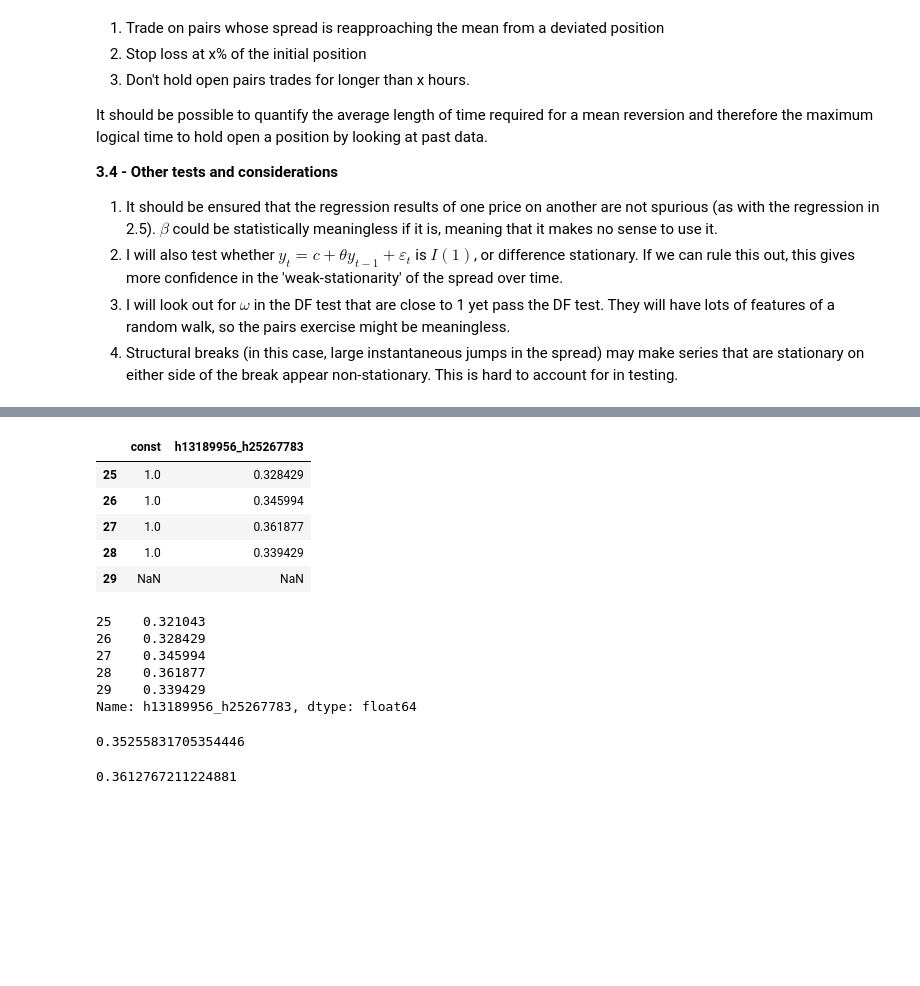
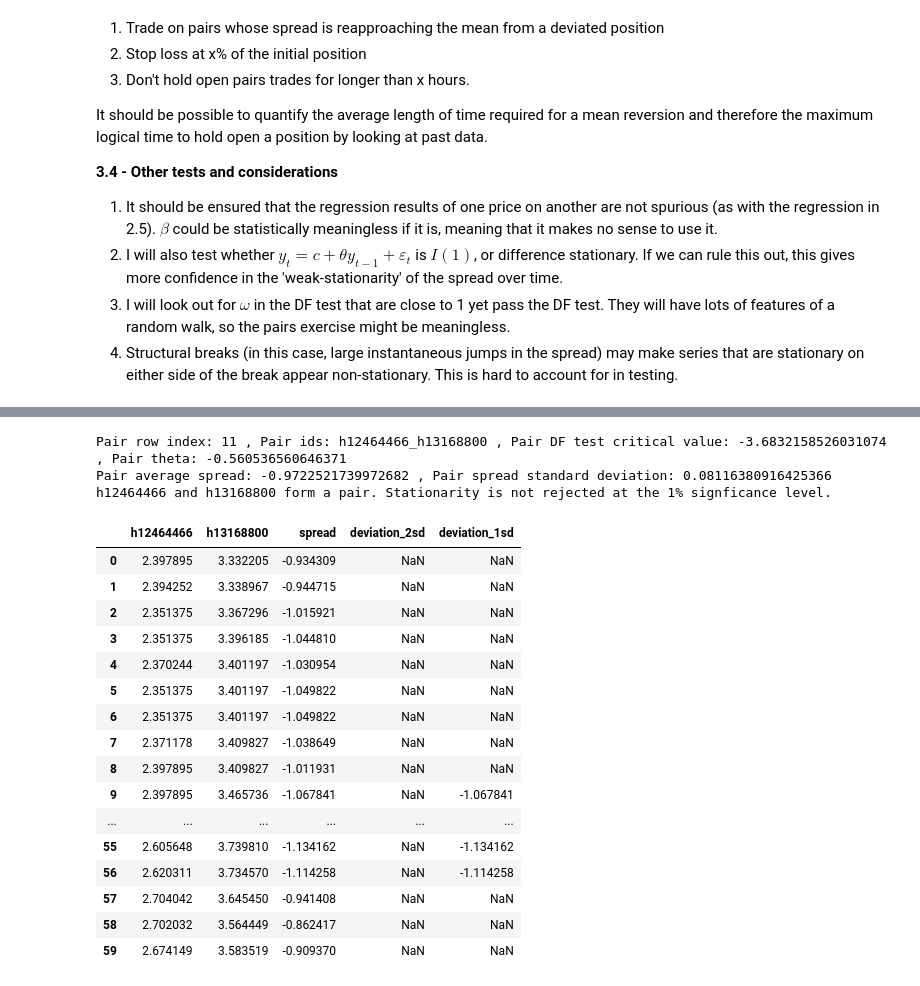
Before and after one commit to tbardrick/betfair_project, a Jupyter notebook: notebooks/historic_data_strategies/strategies/2_price_comovement.ipynb, the cells around one changed output, grey strips where cells are left out. Saved outputs shown, nothing was run; the diff lists cells and outputs as text; code cells hidden in the pictures; blank space fills up the shorter version.

```diff
--- a/notebooks/historic_data_strategies/strategies/2_price_comovement.ipynb
+++ b/notebooks/historic_data_strategies/strategies/2_price_comovement.ipynb
@@ -702,26 +658,50 @@ Name: h13189956_h25267783, dtype: float64
-# %%
-dickey_fuller_df[['const', 'h13189956_h25267783']].shift(-1).tail()
-# %% [output]
-|  | const | h13189956_h25267783 |
-| 25 | 1.0 | 0.328429 |
-| 26 | 1.0 | 0.345994 |
-| 27 | 1.0 | 0.361877 |
-| 28 | 1.0 | 0.339429 |
-| 29 | NaN | NaN |
-# %%
-dickey_fuller_df['h13189956_h25267783'].tail()
-# %% [output]
-25    0.321043
-26    0.328429
-27    0.345994
-28    0.361877
-29    0.339429
-Name: h13189956_h25267783, dtype: float64
-# %%
-dickey_fuller_df['h13189956_h25267783'][0]
-# %% [output]
-0.35255831705354446
-# %%
-dickey_fuller_df['h13189956_h25267783'][1]
-# %% [output]
-0.3612767211224881
+# %%
+pair_index = dickey_fuller_results_df['critical_value'].idxmin()
+pair_cv = dickey_fuller_results_df['critical_value'].min()
+pair_ids = dickey_fuller_results_df['pair'].loc[pair_index]
+pair_coef = dickey_fuller_results_df['coef'].loc[pair_index]
+
+horse_a = pair_ids.split("_", 1)[0]
+horse_b = pair_ids.split("_", 1)[1]
+pair_df = np.log(bp_t_df[[horse_a, horse_b]])
+pair_df['spread'] = pair_df[horse_a] - pair_df[horse_b]
+
+pair_spread_sd = np.std(pair_df['spread'], ddof = 1)
+pair_spread_mean = pair_df['spread'].mean()
+
+pair_df['deviation_2sd'] = pair_df['spread'].where(abs(pair_df['spread']) - abs(pair_spread_mean) > 2 * pair_spread_sd)
+pair_df['deviation_1sd'] = pair_df['spread'].where(abs(pair_df['spread']) - abs(pair_spread_mean) > pair_spread_sd)
+
+print("Pair row index: " + str(pair_index), ", Pair ids: " + str(pair_ids), ", Pair DF test critical value: " + str(pair_cv), ", Pair theta: " + str(pair_coef))
+print("Pair average spread: " + str(pair_spread_mean), ", Pair spread standard deviation: " + str(pair_spread_sd))
+
+if pair_cv < - 3.58:
+    print(f"{horse_a} and {horse_b} form a pair. Stationarity is not rejected at the 1% signficance level.")
+elif pair_cv < - 2.93:
+    print(f"{horse_a} and {horse_b} form a pair. Stationarity is not rejected at the 5% signficance level.")
+else:
+    print("No pair found")
+# %% [output]
+Pair row index: 11 , Pair ids: h12464466_h13168800 , Pair DF test critical value: -3.6832158526031074 , Pair theta: -0.560536560646371
+Pair average spread: -0.9722521739972682 , Pair spread standard deviation: 0.08116380916425366
+h12464466 and h13168800 form a pair. Stationarity is not rejected at the 1% signficance level.
+# %%
+pair_df
+# %% [output]
+|  | h12464466 | h13168800 | spread | deviation_2sd | deviation_1sd |
+| 0 | 2.397895 | 3.332205 | -0.934309 | NaN | NaN |
+| 1 | 2.394252 | 3.338967 | -0.944715 | NaN | NaN |
+| 2 | 2.351375 | 3.367296 | -1.015921 | NaN | NaN |
+| 3 | 2.351375 | 3.396185 | -1.044810 | NaN | NaN |
+| 4 | 2.370244 | 3.401197 | -1.030954 | NaN | NaN |
+| 5 | 2.351375 | 3.401197 | -1.049822 | NaN | NaN |
+| 6 | 2.351375 | 3.401197 | -1.049822 | NaN | NaN |
+| 7 | 2.371178 | 3.409827 | -1.038649 | NaN | NaN |
+| 8 | 2.397895 | 3.409827 | -1.011931 | NaN | NaN |
+| 9 | 2.397895 | 3.465736 | -1.067841 | NaN | -1.067841 |
+| ... | ... | ... | ... | ... | ... |
+| 55 | 2.605648 | 3.739810 | -1.134162 | NaN | -1.134162 |
+| 56 | 2.620311 | 3.734570 | -1.114258 | NaN | -1.114258 |
+| 57 | 2.704042 | 3.645450 | -0.941408 | NaN | NaN |
+| 58 | 2.702032 | 3.564449 | -0.862417 | NaN | NaN |
+| 59 | 2.674149 | 3.583519 | -0.909370 | NaN | NaN |
```
Also changed, not shown: parts of 11 cells of this notebook.
